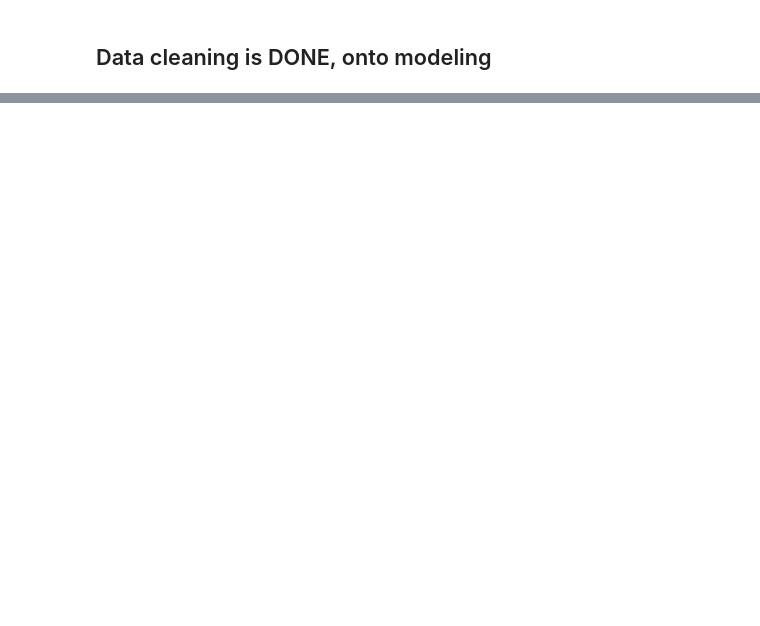
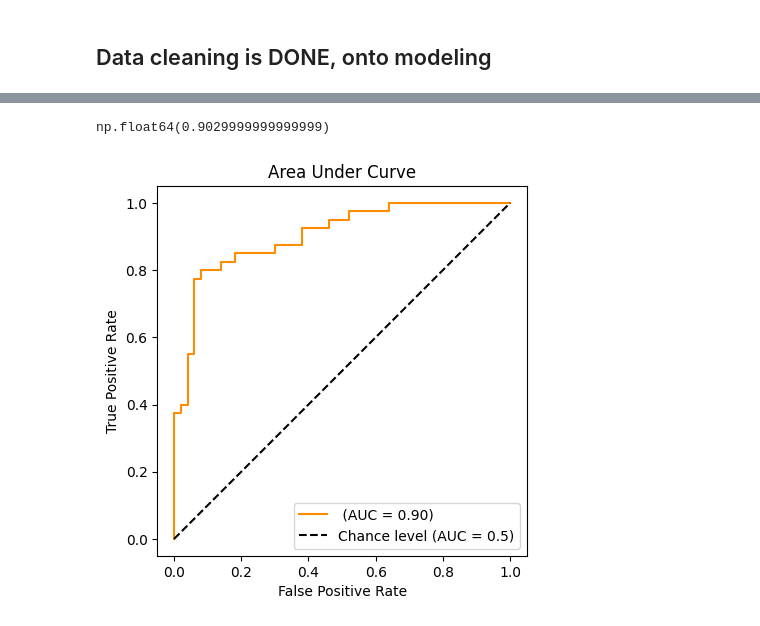
Before and after one commit to tsal4/data2000_labs, a Jupyter notebook: homework/040_linear-models.ipynb, the cells around one changed output, grey strips where cells are left out. Saved outputs shown, nothing was run; the diff lists cells and outputs as text; code cells hidden in the pictures; blank space fills up the shorter version.

```diff
--- a/homework/040_linear-models.ipynb
+++ b/homework/040_linear-models.ipynb
@@ -322,2 +304,20 @@ y.head(12)
 # %% [markdown]
 ## Data cleaning is DONE, onto modeling
+# %%
+# Randomly sample 70% for training
+train_df = X.sample(frac=0.7, random_state=42)
+
+# Remaining 30% for testing
+test_df = X.drop(train_df.index)
+# %%
+logit_mod = LogisticRegression().fit(
+    train_df.loc[:, ~train_df.columns.isin(['num'])],
+    train_df['num']
+)
+
+r_squared = logit_mod.score(
+    test_df.loc[:, ~test_df.columns.isin(['num'])],
+    test_df['num']
+)
+
+print('R^2 = {:2.2%}'.format(r_squared))
@@ -323,0 +333,26 @@ y.head(12)
+# %%
+predictions = logit_mod.predict_proba(
+    test_df.loc[:, ~test_df.columns.isin(['num'])])[:, 1]
+
+roc_auc_score(
+    test_df['num'],
+    predictions
+)
+# %% [output]
+np.float64(0.9029999999999999)
+# %%
+RocCurveDisplay.from_predictions(
+    test_df['num'],
+    predictions,
+    name=f"",
+    color="darkorange",
+    plot_chance_level=True,
+)
+plt.axis("square")
+plt.xlabel("False Positive Rate")
+plt.ylabel("True Positive Rate")
+plt.title("Area Under Curve")
+plt.legend()
+plt.show()
+# %% [output]
+[figure, added]
```
Also changed, not shown: parts of 13 cells of this notebook.
